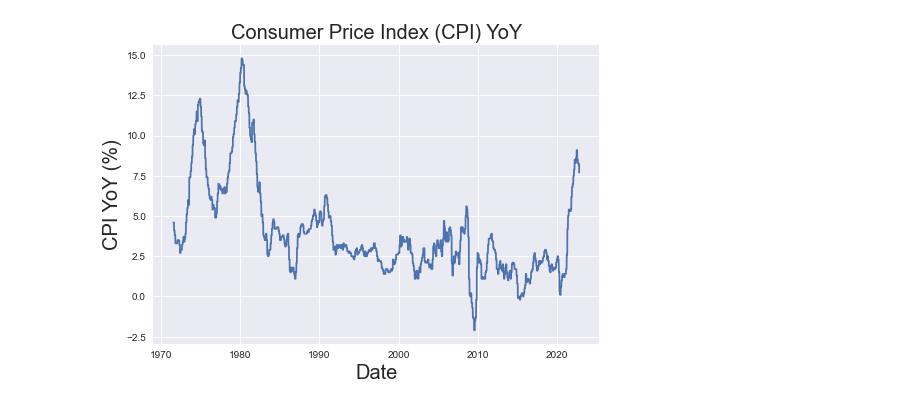
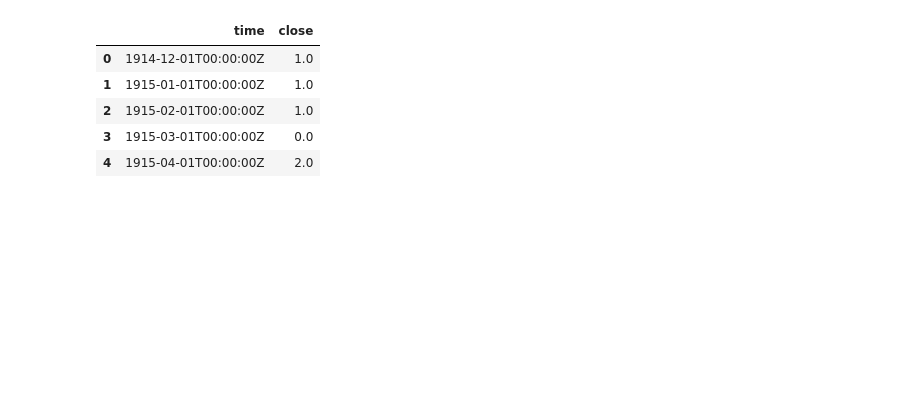
Before and after one commit to litosmunoz/Introduction-to-Quantitative-Trading, a Jupyter notebook: indicators_graphs/Inflation_cycle/cpi.ipynb, the cells around one changed output. Saved outputs shown, nothing was run; the diff lists cells and outputs as text; code cells hidden in the pictures; blank space fills up the shorter version.

```diff
--- a/indicators_graphs/Inflation_cycle/cpi.ipynb
+++ b/indicators_graphs/Inflation_cycle/cpi.ipynb
@@ -7,3 +12,12 @@ cpi = pd.read_csv ('../dataset/Indicators/cpi_yoy.csv', encoding='unicode_escape
+# %%
+cpi.head()
+# %% [output]
+|  | time | close |
+| 0 | 1914-12-01T00:00:00Z | 1.0 |
+| 1 | 1915-01-01T00:00:00Z | 1.0 |
+| 2 | 1915-02-01T00:00:00Z | 1.0 |
+| 3 | 1915-03-01T00:00:00Z | 0.0 |
+| 4 | 1915-04-01T00:00:00Z | 2.0 |
 # %%
 def cleaned_indicator(df):
     df['time'] = df['time'].str.extract('(\d{4}-\d{2}-\d{2})', expand=True)
@@ -27,8 +35,8 @@ sns.set_style("white")
 # %%
-plt.plot(cpi, color= 'b')
-plt.title('Consumer Price Index (CPI) YoY', fontsize= 20)
-plt.xlabel('Date', fontsize= 20)
-plt.ylabel('CPI YoY (%)', fontsize= 20)
-plt.style.use('seaborn')
+def cpi_visualization():
+    plt.plot(cpi, color= 'b')
+    plt.title('Consumer Price Index (CPI) YoY', fontsize= 20)
+    plt.xlabel('Date', fontsize= 20)
+    plt.ylabel('CPI YoY (%)', fontsize= 20)
+    plt.style.use('seaborn')
+    return plt.show()
-# %% [output]
-[figure, removed]
```
Also changed, not shown: parts of 10 cells of this notebook, 9 other files.
